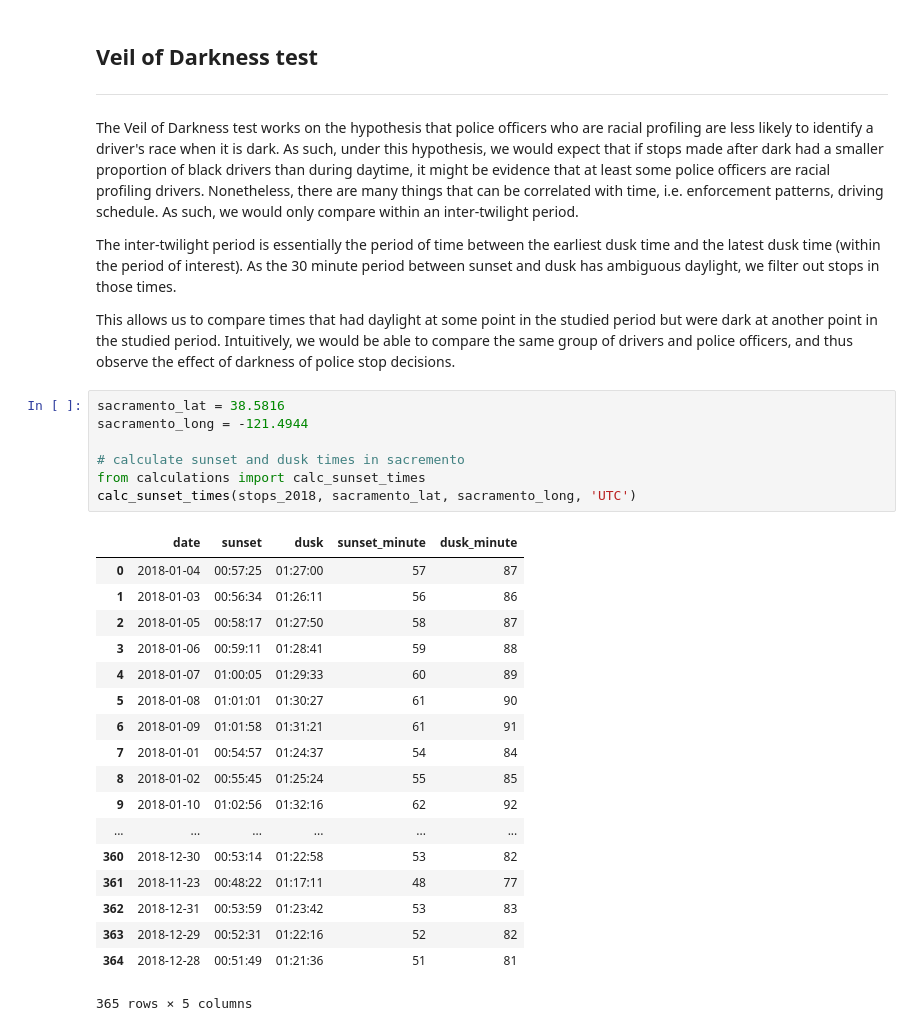
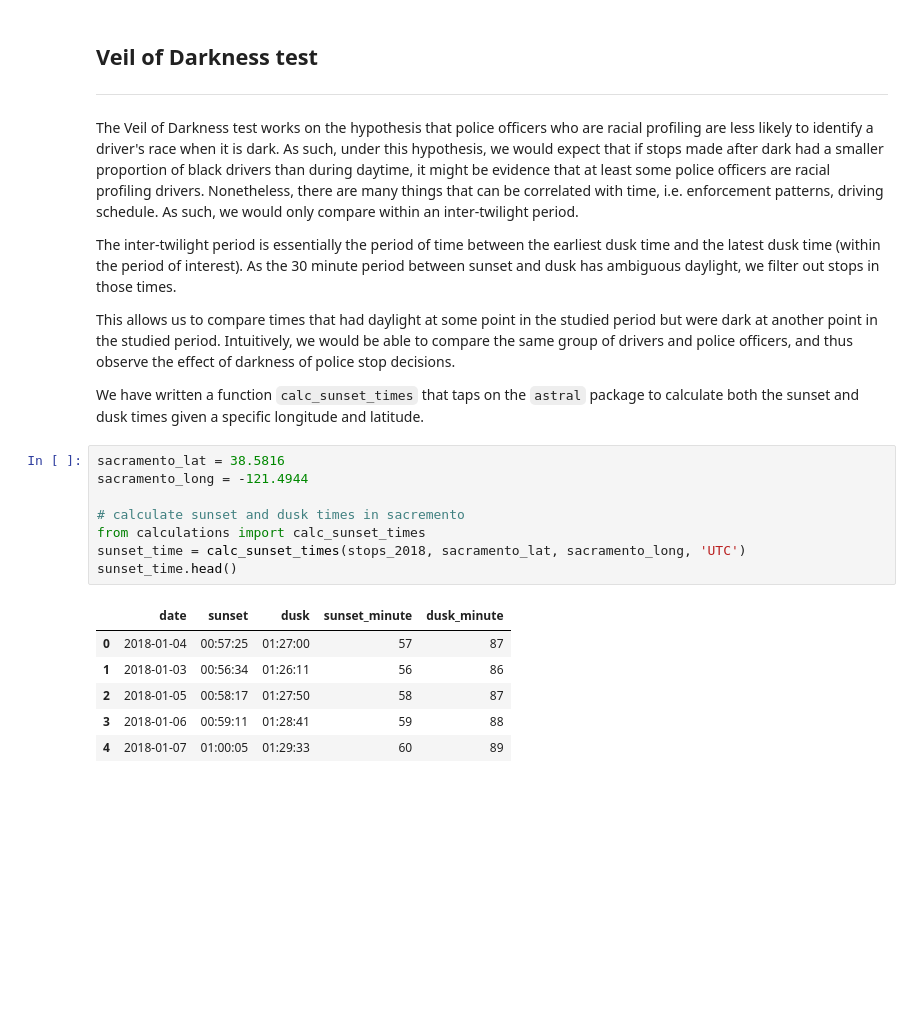
Before and after one commit to shengsiongong/ac221_police_stops, a Jupyter notebook: tutorial_guide.ipynb, the cells around one changed output. Drawn from its saved outputs; the diff is of its cells as text; blank space fills up the shorter version.

Commit message:
updated sacramento tutorial and functions

```diff
--- a/tutorial_guide.ipynb
+++ b/tutorial_guide.ipynb
@@ -453,29 +688,20 @@ The Veil of Darkness test works on the hypothesis that police officers who are r
 The inter-twilight period is essentially the period of time between the earliest dusk time and the latest dusk time (within the period of interest). As the 30 minute period between sunset and dusk has ambiguous daylight, we filter out stops in those times.
 
 This allows us to compare times that had daylight at some point in the studied period but were dark at another point in the studied period. Intuitively, we would be able to compare the same group of drivers and police officers, and thus observe the effect of darkness of police stop decisions.
+
+We have written a function `calc_sunset_times` that taps on the `astral` package to calculate both the sunset and dusk times given a specific longitude and latitude.
 # %%
 sacramento_lat = 38.5816
 sacramento_long = -121.4944
 
 # calculate sunset and dusk times in sacremento
 from calculations import calc_sunset_times
-calc_sunset_times(stops_2018, sacramento_lat, sacramento_long, 'UTC')
+sunset_time = calc_sunset_times(stops_2018, sacramento_lat, sacramento_long, 'UTC')
+sunset_time.head()
 # %% [output]
 |  | date | sunset | dusk | sunset_minute | dusk_minute |
 | 0 | 2018-01-04 | 00:57:25 | 01:27:00 | 57 | 87 |
 | 1 | 2018-01-03 | 00:56:34 | 01:26:11 | 56 | 86 |
 | 2 | 2018-01-05 | 00:58:17 | 01:27:50 | 58 | 87 |
 | 3 | 2018-01-06 | 00:59:11 | 01:28:41 | 59 | 88 |
 | 4 | 2018-01-07 | 01:00:05 | 01:29:33 | 60 | 89 |
-| 5 | 2018-01-08 | 01:01:01 | 01:30:27 | 61 | 90 |
-| 6 | 2018-01-09 | 01:01:58 | 01:31:21 | 61 | 91 |
-| 7 | 2018-01-01 | 00:54:57 | 01:24:37 | 54 | 84 |
-| 8 | 2018-01-02 | 00:55:45 | 01:25:24 | 55 | 85 |
-| 9 | 2018-01-10 | 01:02:56 | 01:32:16 | 62 | 92 |
-| ... | ... | ... | ... | ... | ... |
-| 360 | 2018-12-30 | 00:53:14 | 01:22:58 | 53 | 82 |
-| 361 | 2018-11-23 | 00:48:22 | 01:17:11 | 48 | 77 |
-| 362 | 2018-12-31 | 00:53:59 | 01:23:42 | 53 | 83 |
-| 363 | 2018-12-29 | 00:52:31 | 01:22:16 | 52 | 82 |
-| 364 | 2018-12-28 | 00:51:49 | 01:21:36 | 51 | 81 |
-365 rows × 5 columns
```
Also changed, not shown: parts of 37 cells of this notebook.
